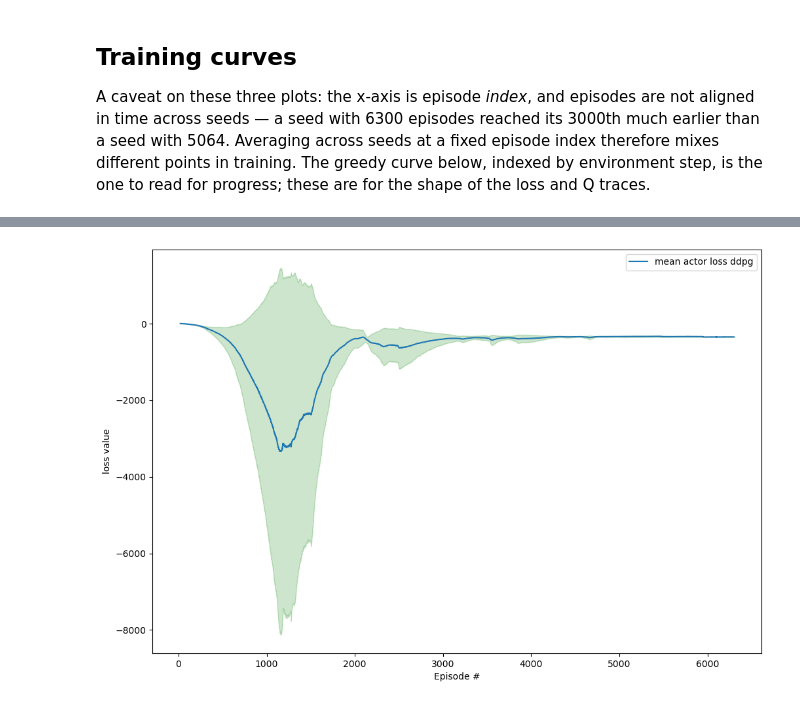
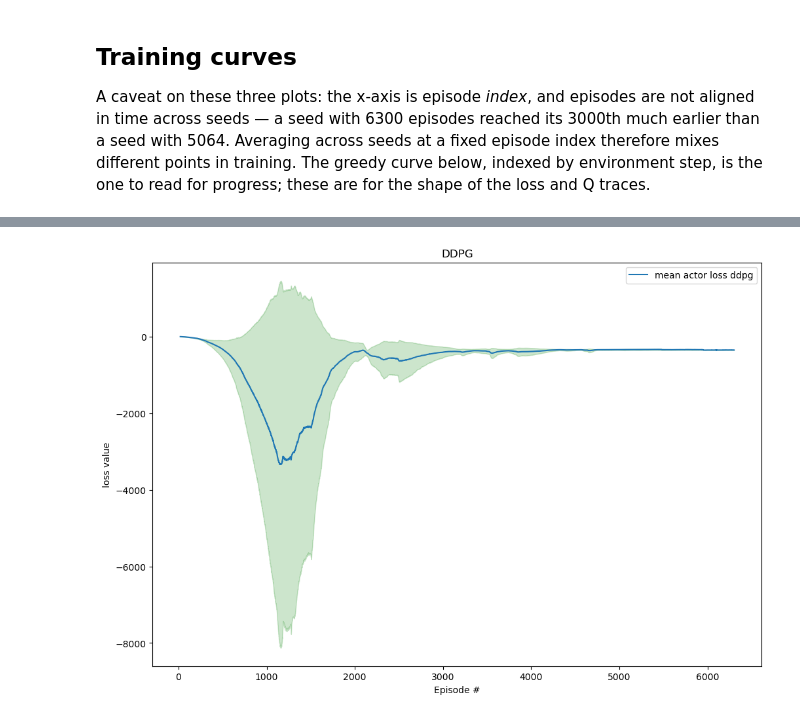
Before and after one commit to CloudedLeopard17/Reinforcement-Learning, a Jupyter notebook: policy-gradient/mujoco/hopper/hopper.ipynb, the cells around one changed output, grey strips where cells are left out. Saved outputs shown, nothing was run; the diff lists cells and outputs as text; code cells hidden in the pictures.

```diff
--- a/policy-gradient/mujoco/hopper/hopper.ipynb
+++ b/policy-gradient/mujoco/hopper/hopper.ipynb
@@ -422,21 +493,22 @@ with mp.get_context("fork").Pool(n_workers) as pool:
 # %%
-runs = [np.load(f"results/ddpg_seed{s}.npz") for s in seeds]
+runs_ddpg = [np.load(f"results/ddpg_seed{s}.npz") for s in seeds]
 
-G = np.stack([r["greedy_curve"] for r in runs])          # (seeds, checkpoints, eval episodes)
-eval_steps = (np.arange(G.shape[1]) + 1) * 10_000        # checkpoints are every 10k env steps
+G_ddpg = np.stack([r["greedy_curve"] for r in runs_ddpg])          # (seeds, checkpoints, eval episodes)
+eval_steps_ddpg = (np.arange(G_ddpg.shape[1]) + 1) * 10_000        # checkpoints are every 10k env steps
 
 # per-episode arrays are ragged across seeds -> pad to the longest with NaN for plotting
-n = max(len(r["scores"]) for r in runs)
-def padded(key):
+n = max(len(r["scores"]) for r in runs_ddpg)
+def padded(key, runs, n):
     A = np.full((len(runs), n), np.nan, np.float32)
     for i, r in enumerate(runs): A[i, :len(r[key])] = r[key]
     return A
 
-scores, q_values = padded("scores"), padded("q_values")
-actor_loss, critic_loss = padded("actor_loss"), padded("critic_loss")
+scores_ddpg, q_values_ddpg = padded("scores", runs_ddpg, n), padded("q_values", runs_ddpg, n)
+actor_loss_ddpg, critic_loss_ddpg = padded("actor_loss", runs_ddpg, n), padded("critic_loss", runs_ddpg, n)
 
-print("greedy curve :", G.shape)
-print("episodes per seed:", [len(r["scores"]) for r in runs])
-print(f"final greedy return: {G[:, -1].mean():.1f} "
-      f"(per seed: {np.round(G[:, -1].mean(axis=1), 1)})")
+print('DDPG::')
+print("greedy curve :", G_ddpg.shape)
+print("episodes per seed:", [len(r["scores"]) for r in runs_ddpg])
+print(f"final greedy return: {G_ddpg[:, -1].mean():.1f} "
+      f"(per seed: {np.round(G_ddpg[:, -1].mean(axis=1), 1)})")
 # %% [output]
@@ -480,13 +605,14 @@ plt.show()
 # %%
 plt.figure(figsize=(12,8))
-mean = np.nanmean(actor_loss, axis =0)
-std = np.nanstd(actor_loss, axis =0)
+mean = np.nanmean(actor_loss_ddpg, axis =0)
+std = np.nanstd(actor_loss_ddpg, axis =0)
 x = np.arange(len(mean))+1
 plt.plot(x,mean, label='mean actor loss ddpg')
 plt.fill_between(x,mean-std, mean+std, alpha=0.2, color='green')
 plt.legend()
 plt.xlabel('Episode #')
 plt.ylabel('loss value')
+plt.title('DDPG')
 plt.show()
 # %% [output]
-[figure, old version]
+[figure, new version]
```
Also changed, not shown: parts of 31 cells of this notebook, 8 other files.
